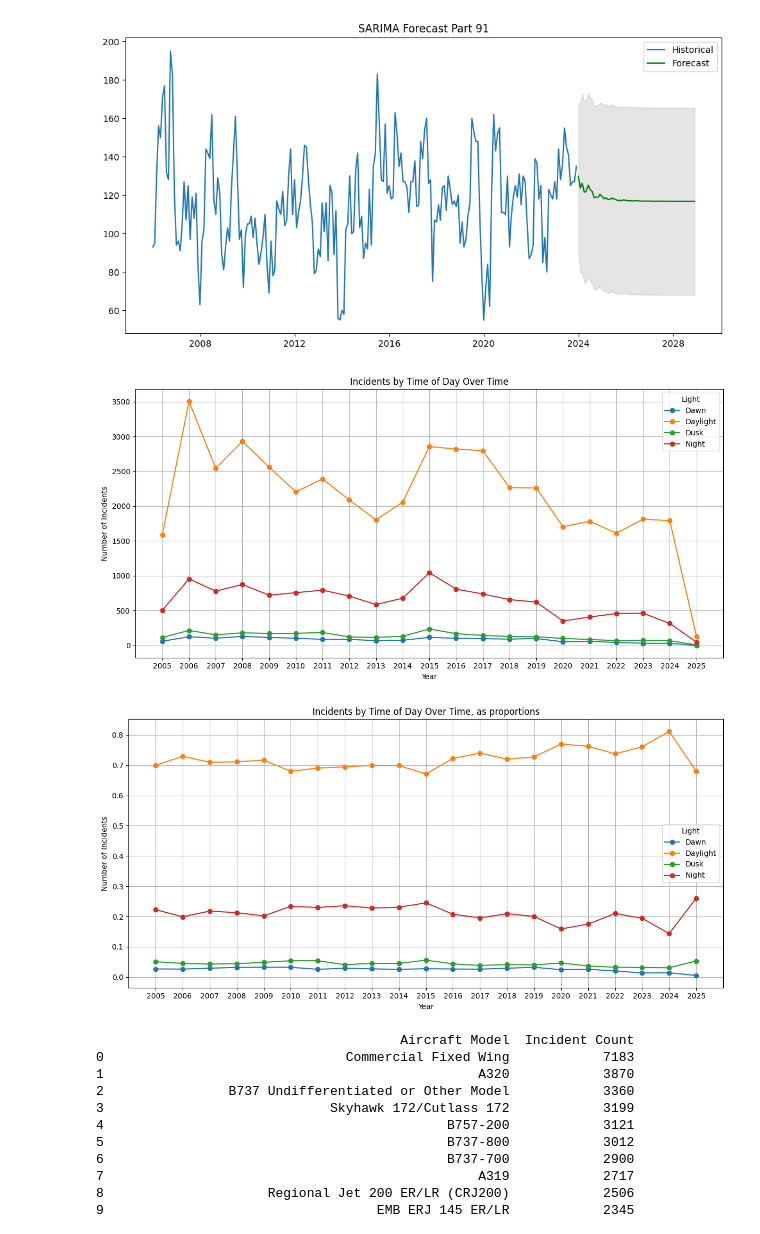
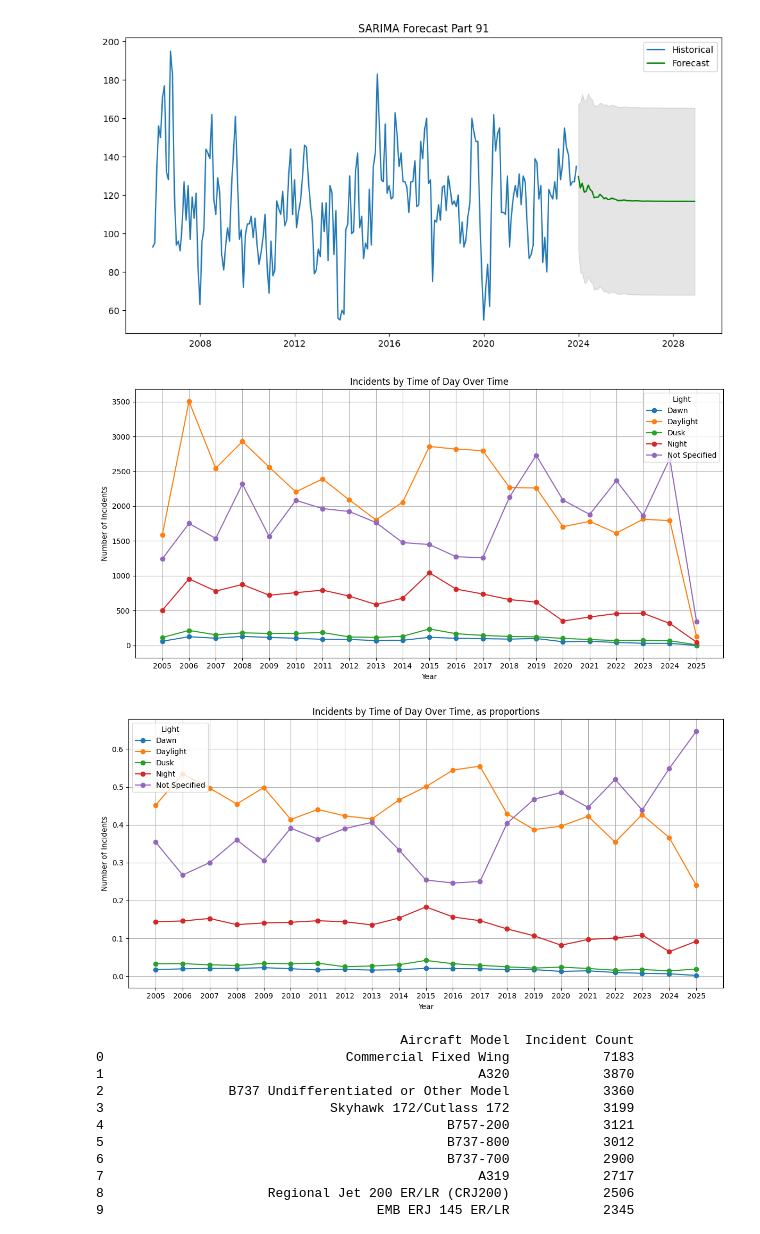
Before and after one commit to terryljh/aviation2, a Jupyter notebook: asrs linear model2.ipynb, the cells around one changed output. Drawn from its saved outputs; the diff is of its cells as text; code cells hidden in the pictures.

```diff
--- a/asrs linear model2.ipynb
+++ b/asrs linear model2.ipynb
@@ -1680,6 +1787,7 @@ import matplotlib.pyplot as plt
 import pandas as pd
 
 #  looking at trends in the number of aviation incidents from 2005 to the present by plotting the top five light conditions (e.g., Daylight, Night) over time.
+df_final['Light'] = df_final['Light'].fillna('').replace('', 'Not Specified')
 top_light_conditions = df_final['Light'].value_counts().nlargest(5).index
 filtered = df_final[df_final['Light'].isin(top_light_conditions)].copy()
 
@@ -1696,31 +1804,32 @@ plt.grid(True)
 plt.tight_layout()
 plt.show()
 # %% [output]
-[figure, old version]
+[figure, new version]
 # %%
 from datetime import datetime
 import matplotlib.pyplot as plt
 import pandas as pd
 
 #  looking at trends in the number of aviation incidents from 2005 to the present by plotting the top five light conditions (e.g., Daylight, Night) over time.
+df_final['Light'] = df_final['Light'].fillna('').replace('', 'Not Specified')
 top_light_conditions = df_final['Light'].value_counts().nlargest(5).index
 filtered = df_final[df_final['Light'].isin(top_light_conditions)].copy()
 
 filtered['Year'] = (pd.to_numeric(filtered['Date'], errors='coerce') // 100).astype('Int64')
 current_year = datetime.now().year
 filtered = filtered[(filtered['Year'] >= 2005) & (filtered['Year'] <= current_year)]
 grouped = filtered.groupby(['Year', 'Light']).size().unstack().fillna(0)
 proportions = grouped.div(grouped.sum(axis=1), axis=0)
 proportions.plot(figsize=(12, 6), marker='o')
 plt.title('Incidents by Time of Day Over Time, as proportions')
 plt.xlabel('Year')
 plt.ylabel('Number of Incidents')
 plt.xticks(ticks=grouped.index, labels=grouped.index.astype(int))
 plt.grid(True)
 plt.tight_layout()
 plt.show()
 # %% [output]
-[figure, old version]
+[figure, new version]
 # %%
 
 
```
Also changed, not shown: parts of 13 cells of this notebook.
